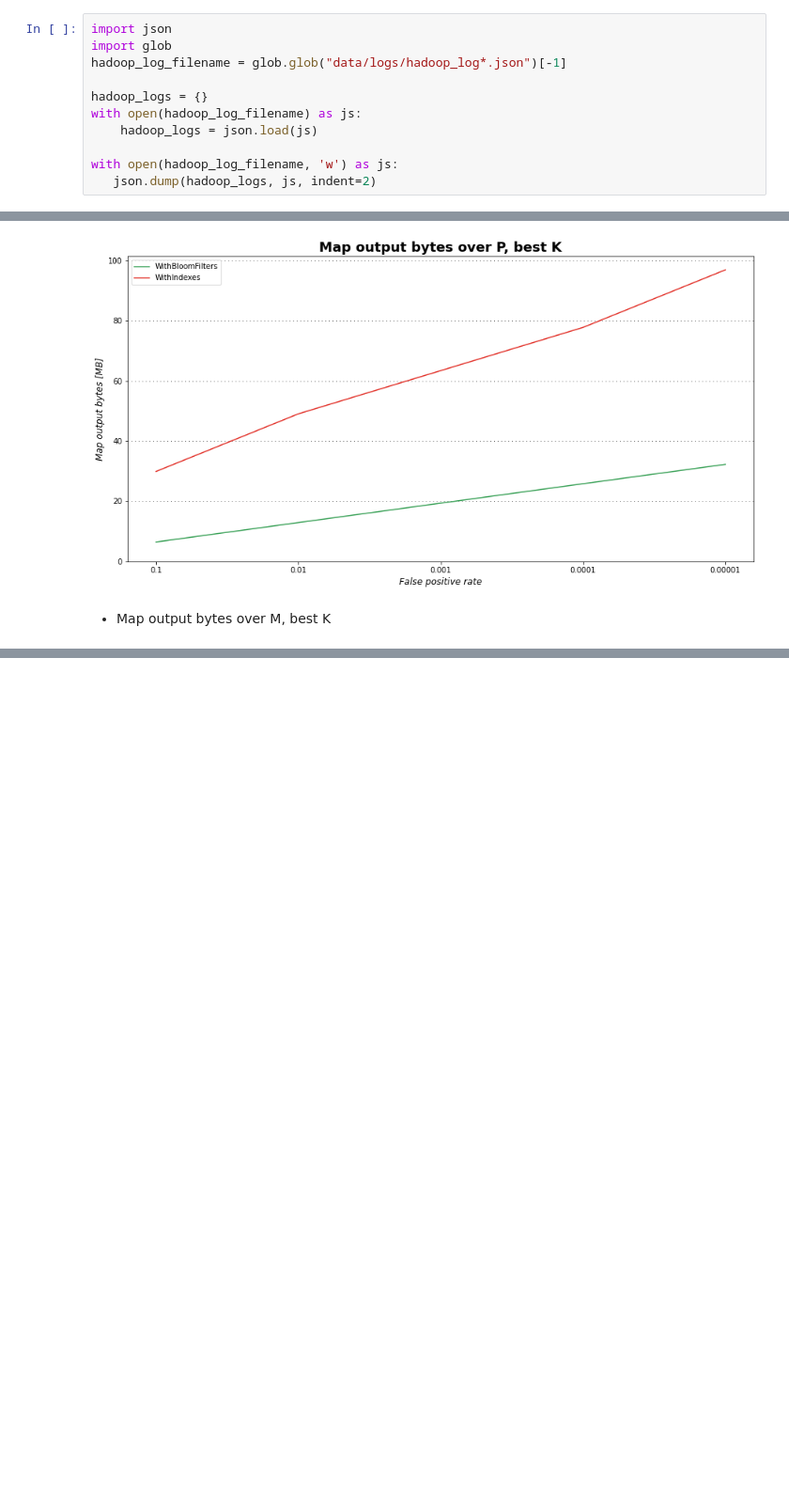
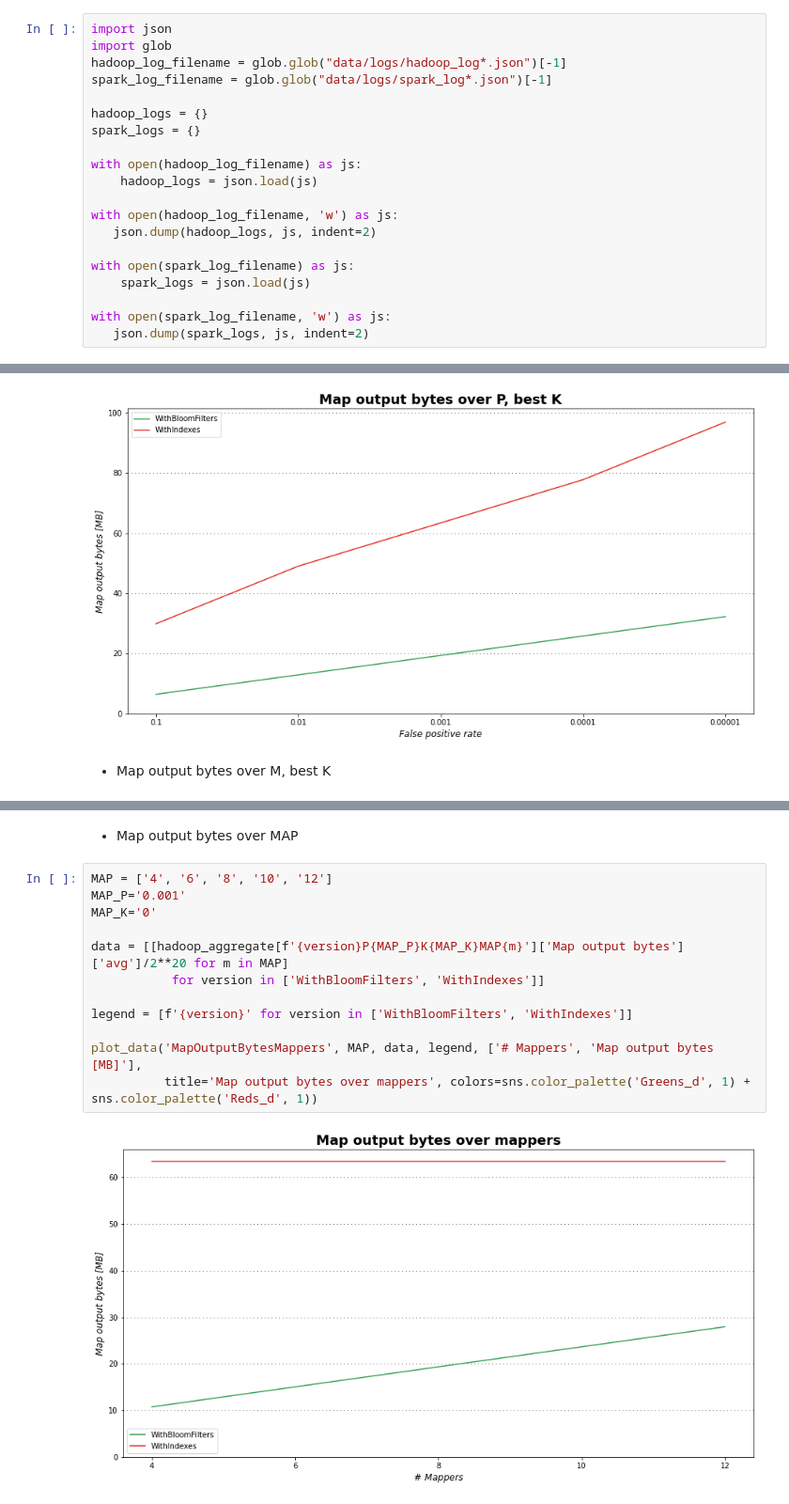
Before and after one commit to MPinna/MapReduceBloomFilter, a Jupyter notebook: dataAnalysis/data_analysis.ipynb, the cells around one changed output, grey strips where cells are left out. Shown at 94% size. Cells and saved outputs as stored; diff of their text form; blank space fills up the shorter version.

```diff
--- a/dataAnalysis/data_analysis.ipynb
+++ b/dataAnalysis/data_analysis.ipynb
@@ -27,13 +29,22 @@ client.close()
 import json
 import glob
 hadoop_log_filename = glob.glob("data/logs/hadoop_log*.json")[-1]
+spark_log_filename = glob.glob("data/logs/spark_log*.json")[-1]
 
 hadoop_logs = {}
+spark_logs = {}
+
 with open(hadoop_log_filename) as js:
     hadoop_logs = json.load(js)
 
 with open(hadoop_log_filename, 'w') as js:
    json.dump(hadoop_logs, js, indent=2)
+
+with open(spark_log_filename) as js:
+    spark_logs = json.load(js)
+
+with open(spark_log_filename, 'w') as js:
+   json.dump(spark_logs, js, indent=2)
 # %% [markdown]
 * Hadoop data
 # %%
@@ -279,3 +337,19 @@ plot_data('MapOutputBytesM_bestK', M, data, legend, ['Bitarray [MB]', 'Map outpu
           title='Map output bytes over M, best K', colors=sns.color_palette('Greens_d', 1) + sns.color_palette('Reds_d', 1))
 # %% [output]
 [figure]
+# %% [markdown]
+* Map output bytes over MAP
+# %%
+MAP = ['4', '6', '8', '10', '12']
+MAP_P='0.001'
+MAP_K='0'
+
+data = [[hadoop_aggregate[f'{version}P{MAP_P}K{MAP_K}MAP{m}']['Map output bytes']['avg']/2**20 for m in MAP]
+           for version in ['WithBloomFilters', 'WithIndexes']]
+
+legend = [f'{version}' for version in ['WithBloomFilters', 'WithIndexes']]
+
+plot_data('MapOutputBytesMappers', MAP, data, legend, ['# Mappers', 'Map output bytes [MB]'],
+          title='Map output bytes over mappers', colors=sns.color_palette('Greens_d', 1) + sns.color_palette('Reds_d', 1))
+# %% [output]
+[figure, added]
```
Also changed, not shown: parts of 23 cells of this notebook.
